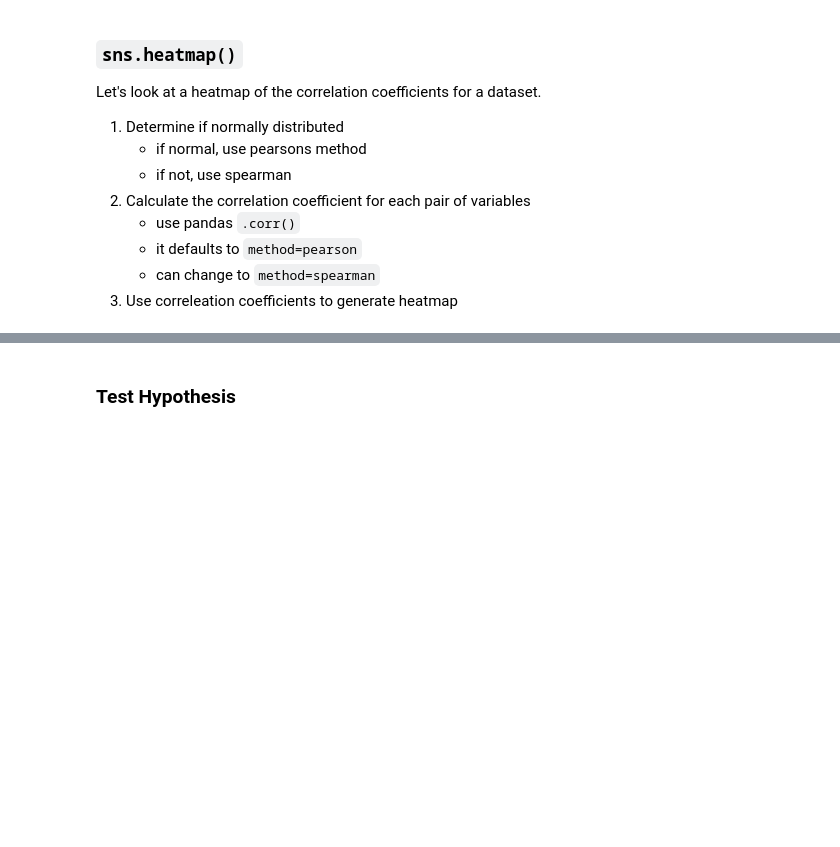
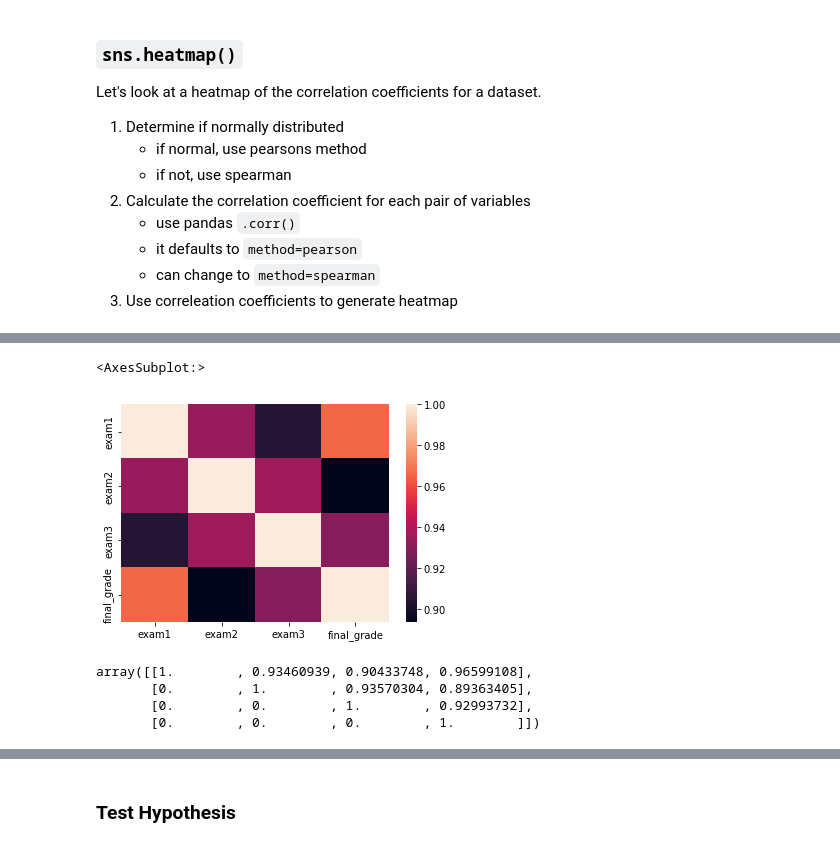
Before and after one commit to CodeupClassroom/oneil-regression, a Jupyter notebook: explore_lesson.ipynb, the cells around one changed output, grey strips where cells are left out. Cells and saved outputs as stored; diff of their text form; code cells hidden in the pictures; blank space fills up the shorter version.

```diff
--- a/explore_lesson.ipynb
+++ b/explore_lesson.ipynb
@@ -17,0 +96,3 @@ We're going to acquire the student grade data like we saw in the prior lesson.
+# %%
+# remove the two null values that I had present in the data set
+df = df.dropna()
@@ -17,0 +104,4 @@ We're going to acquire the student grade data like we saw in the prior lesson.
+# %%
+# everything else in the dataframe is an int-shaped thing, so
+# i'm going to go ahead and cast the entire dataframe as integers
+df = df.astype(int)
@@ -17,0 +119,8 @@ We're going to acquire the student grade data like we saw in the prior lesson.
+# %%
+# train test split:
+train_val, test = train_test_split(df,
+                                   train_size=0.8,
+                                   random_state=1349)
+train, validate = train_test_split(train_val,
+                                   train_size=0.7,
+                                   random_state=1349)
@@ -136,3 +275,3 @@ Let's look at a heatmap of the correlation coefficients for a dataset.
 # %%
 # create the correlation matrix using pandas .corr()
-exam_corr =
+exam_corr = train.drop(columns='student_id').corr(method='spearman')
@@ -139,2 +286,6 @@ exam_corr =
 # %%
 # pass my correlation matrix to Seaborn's heatmap
+sns.heatmap(exam_corr)
+# %% [output]
+<AxesSubplot:>
+[figure, added]
@@ -142,0 +292,7 @@ exam_corr =
+# %%
+np.triu(exam_corr)
+# %% [output]
+array([[1.        , 0.93460939, 0.90433748, 0.96599108],
+       [0.        , 1.        , 0.93570304, 0.89363405],
+       [0.        , 0.        , 1.        , 0.92993732],
+       [0.        , 0.        , 0.        , 1.        ]])
```
Also changed, not shown: parts of 62 cells of this notebook.
